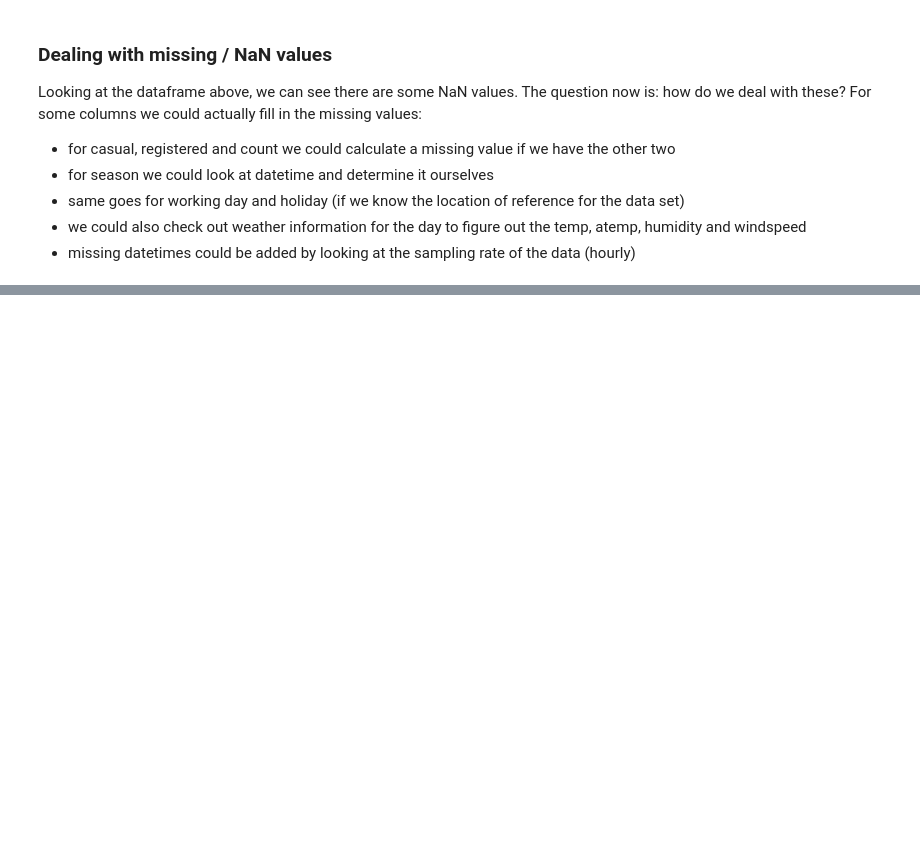
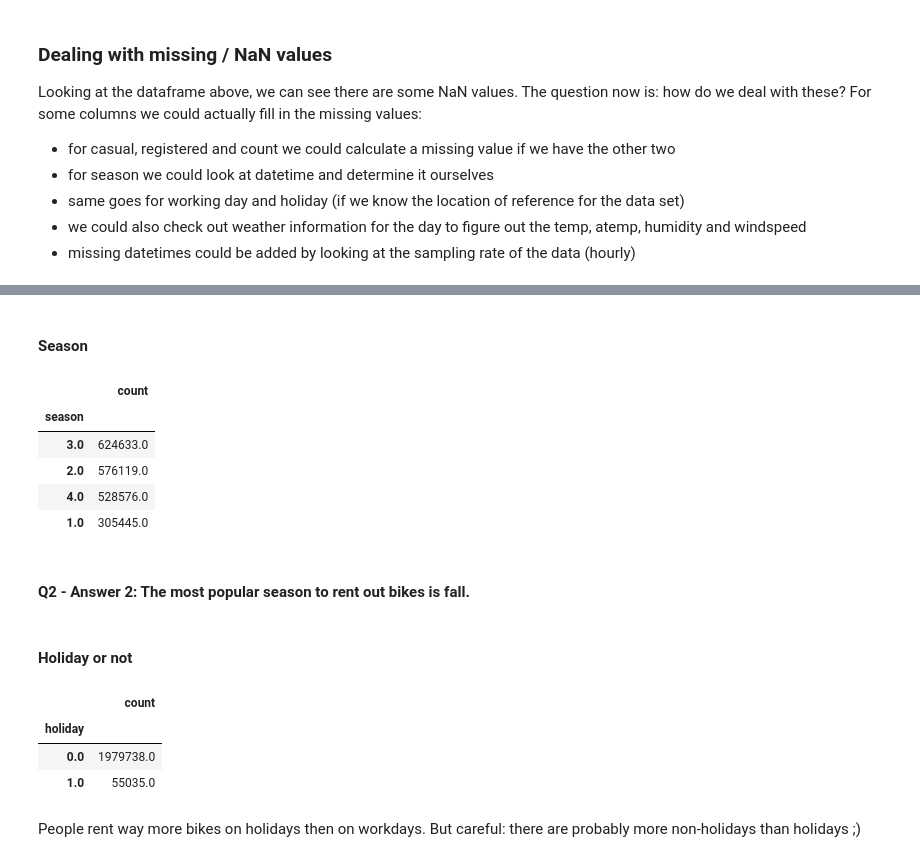
Before and after one commit to StefanieStoppel/interview_preparation, a Jupyter notebook: notebooks/bike_sharing.ipynb, the cells around one changed output, grey strips where cells are left out. Drawn from its saved outputs; the diff is of its cells as text; code cells hidden in the pictures; blank space fills up the shorter version.

```diff
--- a/notebooks/bike_sharing.ipynb
+++ b/notebooks/bike_sharing.ipynb
@@ -82,0 +135,15 @@ For some columns we could actually fill in the missing values:
+# %% [markdown]
+#### Season
+# %%
+df.groupby("season").agg({"count": "sum"}).sort_values("count", ascending=False)
+# %% [output]
+|  | count |
+| season |  |
+| 3.0 | 624633.0 |
+| 2.0 | 576119.0 |
+| 4.0 | 528576.0 |
+| 1.0 | 305445.0 |
+# %% [markdown]
+#### Q2 - Answer 2: The most popular season to rent out bikes is fall.
+# %% [markdown]
+#### Holiday or not
@@ -82,0 +152,9 @@ For some columns we could actually fill in the missing values:
+# %%
+day_type_rentals
+# %% [output]
+|  | count |
+| holiday |  |
+| 0.0 | 1979738.0 |
+| 1.0 | 55035.0 |
+# %% [markdown]
+People rent way more bikes on holidays then on workdays. But careful: there are probably more non-holidays than holidays ;)
```
Also changed, not shown: parts of 33 cells of this notebook.
